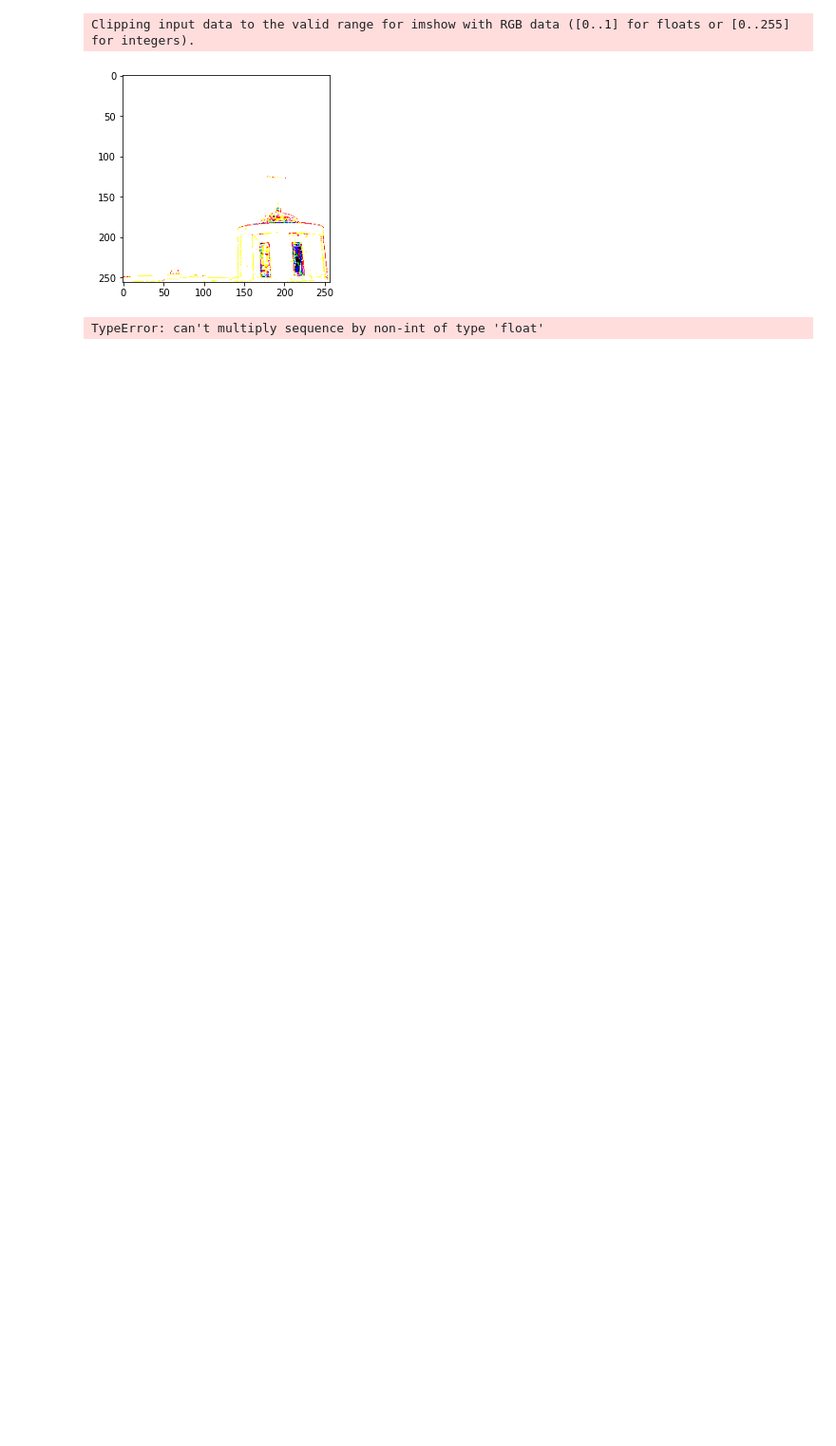
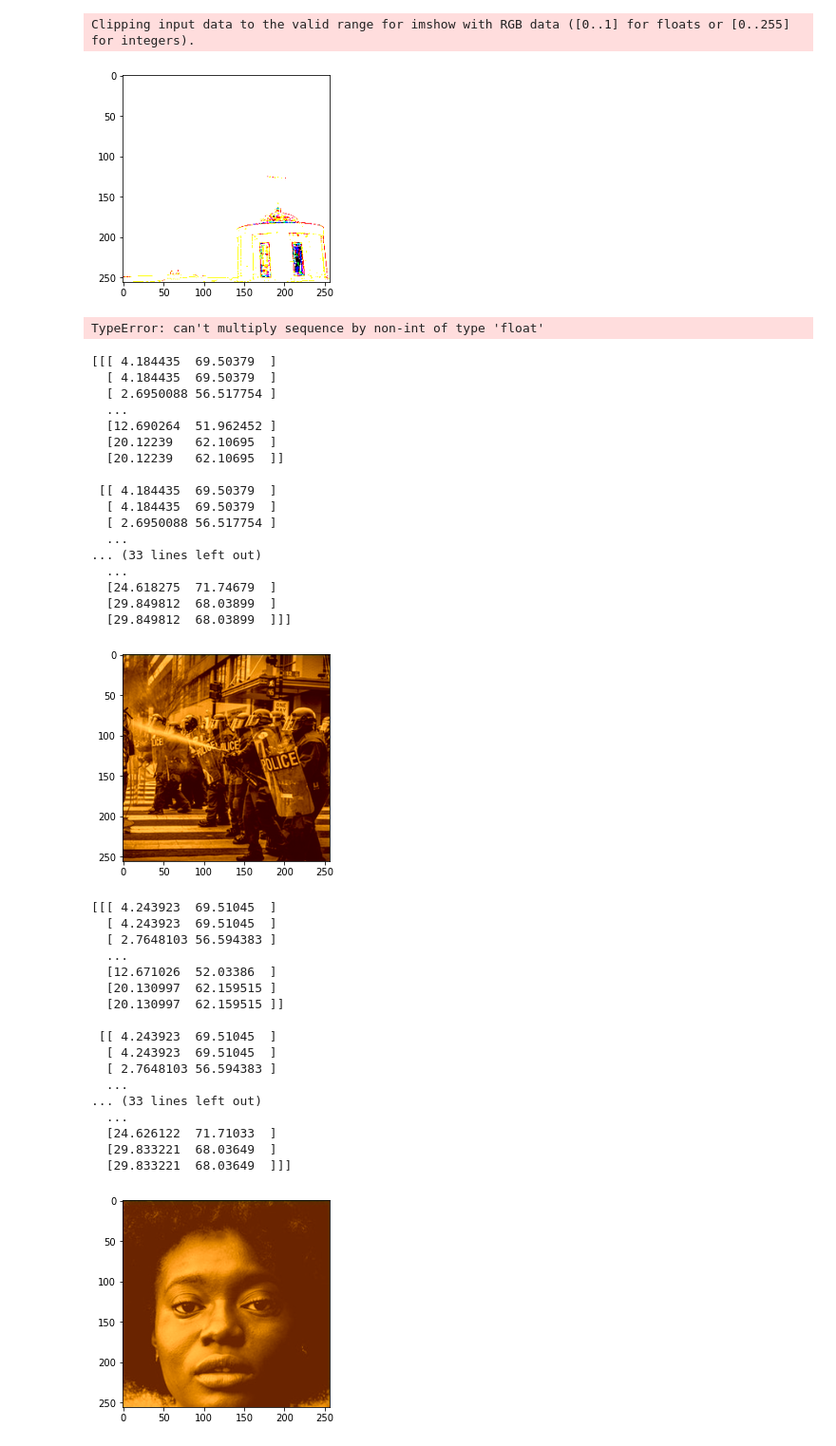
Before and after one commit to jnalbert/Chroma, a Jupyter notebook: Model/prediction.ipynb, the cells around one changed output. Shown at 95% size. Drawn from its saved outputs; the diff is of its cells as text; code cells hidden in the pictures; blank space fills up the shorter version.

```diff
--- a/Model/prediction.ipynb
+++ b/Model/prediction.ipynb
@@ -33,7 +34,7 @@ def create_inception_embedding(grayscaled_rgb):
 import tensorflow as tf
 # %%
 from tensorflow import keras
-model = keras.models.load_model('./color_model.h5')
+model = keras.models.load_model('./color_model_V1.h5')
 # %% [output]
 WARNING:tensorflow:From /Users/justinalbert/.local/share/virtualenvs/Model-v_FdXyLj/lib/python3.8/site-packages/tensorflow/python/ops/init_ops.py:97: calling GlorotUniform.__init__ (from tensorflow.py ...
 Instructions for updating:
@@ -159,3 +160,71 @@ display(rgb_prediction)
 Clipping input data to the valid range for imshow with RGB data ([0..1] for floats or [0..255] for integers).
 [figure]
 TypeError: can't multiply sequence by non-int of type 'float'
+# %%
+color_me = []
+n = 0
+for filename in os.listdir('./data/images/Test/'):
+    if (n < 5):
+        color_me.append(img_to_array(load_img('./data/images/Test/'+filename)))
+        n += 1
+
+color_me = np.array(color_me, dtype=float)
+gray_me = gray2rgb(rgb2gray(1.0/255*color_me))
+color_me_embed = create_inception_embedding(gray_me)
+color_me = rgb2lab(1.0/255*color_me)[:,:,:,0]
+color_me = color_me.reshape(color_me.shape+(1,))
+
+
+# Test model
+
+
+output = model.predict([color_me, color_me_embed])
+output = output * 128
+
+# Output colorizations
+for i in range(len(output)):
+    cur = np.zeros((256, 256, 3))
+    cur[:,:,0] = color_me[i][:,:,0]
+    cur[:,:,1:] = output[i]
+    print(output[i])
+
+    ab_img = lab2rgb(cur)
+    display(ab_img)
+#     imsave("result/img_"+str(i)+".png", lab2rgb(cur))
+# %% [output]
+[[[ 4.184435  69.50379  ]
+  [ 4.184435  69.50379  ]
+  [ 2.6950088 56.517754 ]
+  ...
+  [12.690264  51.962452 ]
+  [20.12239   62.10695  ]
+  [20.12239   62.10695  ]]
+
+ [[ 4.184435  69.50379  ]
+  [ 4.184435  69.50379  ]
+  [ 2.6950088 56.517754 ]
+  ...
+... (33 lines left out)
+  ...
+  [24.618275  71.74679  ]
+  [29.849812  68.03899  ]
+  [29.849812  68.03899  ]]]
+[figure, added]
+[[[ 4.243923  69.51045  ]
+  [ 4.243923  69.51045  ]
+  [ 2.7648103 56.594383 ]
+  ...
+  [12.671026  52.03386  ]
+  [20.130997  62.159515 ]
+  [20.130997  62.159515 ]]
+
+ [[ 4.243923  69.51045  ]
+  [ 4.243923  69.51045  ]
+  [ 2.7648103 56.594383 ]
+  ...
+... (33 lines left out)
+  ...
+  [24.626122  71.71033  ]
+  [29.833221  68.03649  ]
+  [29.833221  68.03649  ]]]
+[figure, added]
```
Also changed, not shown: parts of 3 cells of this notebook, 5 other files.
